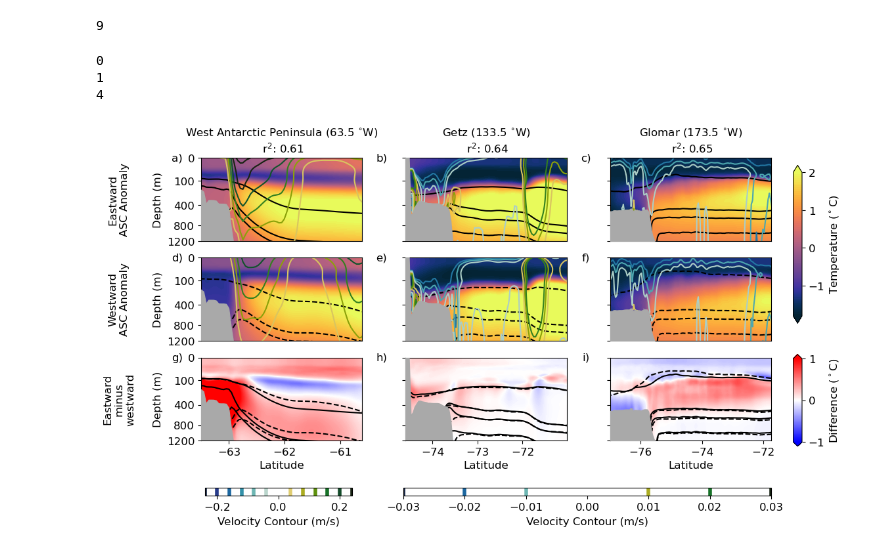
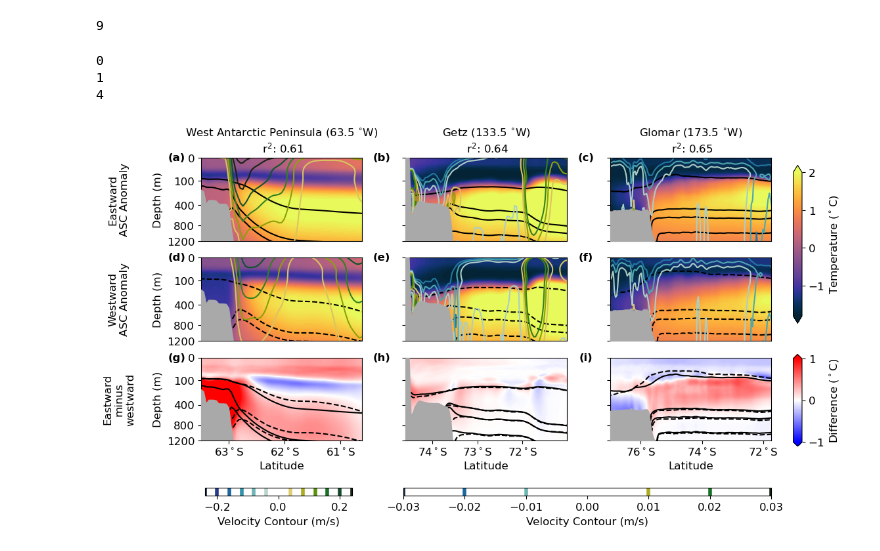
Before and after one commit to willaguiar/ASC_and_heat_transport, a Jupyter notebook: Jupyter/Fig_3.ipynb, the cells around one changed output. Cells and saved outputs as stored; diff of their text form; code cells hidden in the pictures.

```diff
--- a/Jupyter/Fig_3.ipynb
+++ b/Jupyter/Fig_3.ipynb
@@ -403,7 +402,7 @@ grid.update(hspace=0.2, wspace=0.27)  # Adjust vertical and horizontal spacing
 # Initialize a list to store axes
 axes = []
 
-subplots = ['a)', 'b)', 'c)', 'd)', 'e)', 'f)', 'g)', 'h)', 'i)']
+subplots = ['(a)', '(b)', '(c)', '(d)', '(e)', '(f)', '(g)', '(h)', '(i)']
 
 # Loop through the 3x4 grid to create subplots
 for j in range(inds_regions.size):  # Loop over rows
@@ -495,6 +494,10 @@ for j in range(inds_regions.size):  # Loop over rows
         ax3.set_yticks([1200,800,400,100,0.5],labels=[])
 
     ax3.set_xlabel('Latitude',fontsize=fontsize)
+    xticklabels = abs(ax3.get_xticks())
+    xticklabels_with_s = [f"{label:.0f}$^\circ$S" for label in xticklabels]  # Format as integers + 'S'
+    ax3.set_xticklabels(xticklabels_with_s)
+
     ax3.tick_params(labelsize=fontsize)
 
     cont=ax3.contour(rho_northward[i].yt_ocean,rho_northward[i].st_ocean,
@@ -504,9 +507,9 @@ for j in range(inds_regions.size):  # Loop over rows
                      rho_southward[i].interpolate_na(dim='yt_ocean',method='nearest',fill_value='extrapolate'),density_contours[i],
                       colors='k',zorder=2 ,fontsize=fontsize,linestyles='--')
 
-    ax1.text(-0.15,1, subplots[j], fontsize=fontsize, transform = ax1.transAxes, va = 'center', ha = 'center')
-    ax2.text(-0.15,1, subplots[j+3], fontsize=fontsize, transform = ax2.transAxes, va = 'center', ha = 'center')
-    ax3.text(-0.15,1, subplots[j+6], fontsize=fontsize, transform = ax3.transAxes, va = 'center', ha = 'center')
+    ax1.text(-0.15,1, subplots[j], fontsize=fontsize, fontweight = 'bold', transform = ax1.transAxes, va = 'center', ha = 'center')
+    ax2.text(-0.15,1, subplots[j+3], fontsize=fontsize, fontweight = 'bold', transform = ax2.transAxes, va = 'center', ha = 'center')
+    ax3.text(-0.15,1, subplots[j+6], fontsize=fontsize, fontweight = 'bold', transform = ax3.transAxes, va = 'center', ha = 'center')
 
 cax = fig.add_axes([0.93,0.43,0.012,0.43])
 cbar = plt.colorbar(pcm, cax=cax,orientation = 'vertical',extend = 'neither',ticks=ticks[i])
@@ -553,31 +556,31 @@ cbar.ax.tick_params(labelsize=fontsize)
 cbar.ax.imshow(
     np.ones((1, 256, 4)),  # White RGBA image
     aspect='auto',
     extent=[0, 1, 0, 1],
     transform=cbar.ax.transAxes,
     zorder=1,
     cmap=matplotlib.colors.ListedColormap(['white'])
 )
 
 cmap = cmocean.delta         # Replace with your actual colormap
 
 for level in u_levels[1]:
     x = norm_cbar(level)
     color = cmap(x)
     cbar.ax.vlines(x, 0, 1, color=color, linewidth=4, transform=cbar.ax.transAxes)
 
 ax1.text(-3.05,0.5, 'Eastward\nASC Anomaly', fontsize=fontsize, transform = ax1.transAxes, va = 'center', ha = 'center', rotation = 90)
 ax2.text(-3.05,0.5, 'Westward\nASC Anomaly', fontsize=fontsize, transform = ax2.transAxes, va = 'center', ha = 'center', rotation = 90)
 ax3.text(-3.05,0.5, 'Eastward\nminus\nwestward', fontsize=fontsize, transform = ax3.transAxes, va = 'center', ha = 'center', rotation = 90)
 
 # Adjust layout to avoid overlap
 plt.tight_layout()
 figure_path = figdir+'selected_regions_transects.png'
 plt.savefig(figure_path , dpi=300,bbox_inches='tight', pad_inches=0.1,facecolor='white')
 # Show the plots
 plt.show()
 # %% [output]
 0
 1
 4
-[figure, old version]
+[figure, new version]
```
Also changed, not shown: parts of 2 cells of this notebook, 4 other files.
